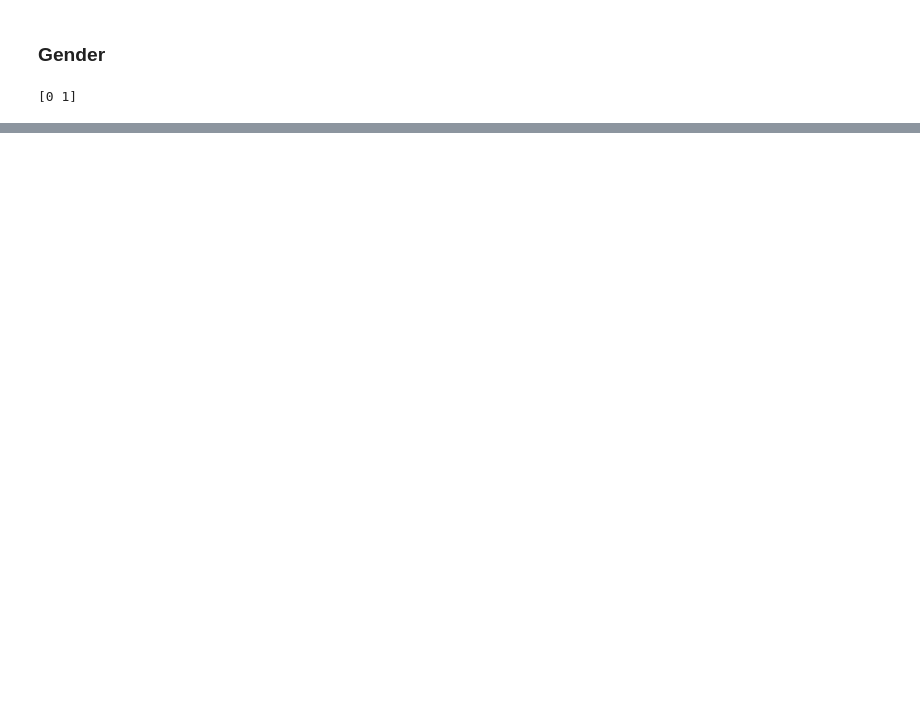
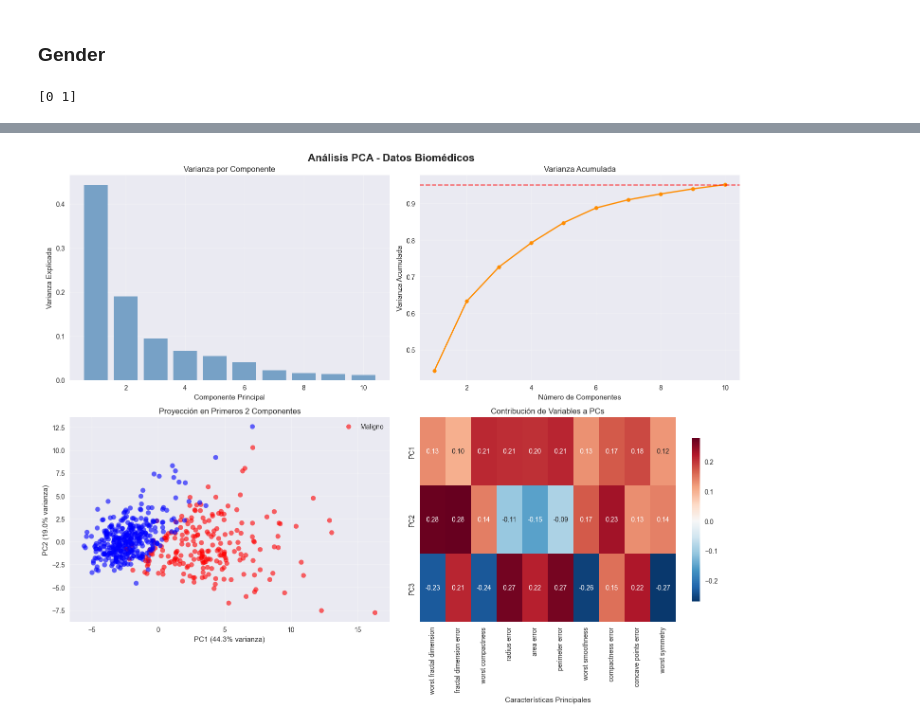
Before and after one commit to Bioestadistica-2025-2/Proyecto-Final, a Jupyter notebook: Proyecto_Final.ipynb, the cells around one changed output, grey strips where cells are left out. Saved outputs shown, nothing was run; the diff lists cells and outputs as text; code cells hidden in the pictures; blank space fills up the shorter version.

```diff
--- a/Proyecto_Final.ipynb
+++ b/Proyecto_Final.ipynb
@@ -290,0 +370,97 @@ print(df["Gender"].unique())
+# %%
+# Importar librerías necesarias
+import numpy as np
+import pandas as pd
+import matplotlib.pyplot as plt
+import seaborn as sns
+from sklearn.decomposition import PCA
+from sklearn.preprocessing import StandardScaler
+from sklearn.datasets import load_breast_cancer
+
+# Configurar estilo de gráficos
+plt.style.use('seaborn-v0_8')
+sns.set_palette("husl")
+print("🔬 Análisis PCA para Datos Biomédicos")
+print("="*50)
+
+# 1. CARGAR Y PREPARAR DATOS # Usaremos el dataset de cáncer de mama de Wisconsin (569 muestras, 30 características)
+data = load_breast_cancer()
+X = data.data
+y = data.target
+feature_names = data.feature_names
+target_names = data.target_names
+
+# Crear DataFrame para mejor manejo
+df = pd.DataFrame(X, columns=feature_names)
+df['diagnosis'] = y
+print(f"📊 Dataset: {X.shape[0]} muestras, {X.shape[1]} características")
+print(f"📈 Características: {', '.join(feature_names[:5])}...")
+print(f"🎯 Clases: {target_names}")
+
+# 2. NORMALIZACIÓN DE DATOS
+# PCA es sensible a la escala, por eso normalizamos
+scaler = StandardScaler()
+X_scaled = scaler.fit_transform(X)
+print("\n🔧 Datos normalizados (media=0, std=1)")
+print(f"Media después de normalización: {np.mean(X_scaled):.6f}")
+print(f"Desviación estándar: {np.std(X_scaled):.6f}")
+
+# 3. APLICAR PCA
+# Inicializar PCA para conservar 95% de la varianza
+pca = PCA(n_components=0.95)
+# Mantener 95% de varianza explicada
+
+X_pca = pca.fit_transform(X_scaled)
+print(f"\n🧮 PCA Resultados:")
+print(f"Componentes necesarios para 95% varianza: {pca.n_components_}")
+print(f"Reducción dimensional: {X.shape[1]} → {X_pca.shape[1]}")
+print(f"Varianza explicada total: {pca.explained_variance_ratio_.sum():.3f}")
+
+# 4. ANÁLISIS DE COMPONENTES PRINCIPALES
+# Varianza explicada por cada componente
+
+explained_var = pca.explained_variance_ratio_
+cumulative_var = np.cumsum(explained_var)
+# Mostrar primeros 5 componentes
+print(f"\n📊 Varianza explicada por componente:")
+for i in range(min(5, len(explained_var))):
+    print(f"PC{i+1}: {explained_var[i]:.3f} ({explained_var[i]*100:.1f}%)")
+    print(f"\n📈 Varianza acumulada primeros 3 PCs: {cumulative_var[2]:.3f}")
+
+# 5. VISUALIZACIÓN
+# Configurar subplot
+fig, axes = plt.subplots(2, 2, figsize=(15, 12))
+fig.suptitle('Análisis PCA - Datos Biomédicos', fontsize=16, fontweight='bold')
+# 1. Varianza explicada
+axes[0,0].bar(range(1, min(11, len(explained_var)+1)), explained_var[:min(10, len(explained_var))], alpha=0.7, color='steelblue')
+axes[0,0].set_xlabel('Componente Principal')
+axes[0,0].set_ylabel('Varianza Explicada')
+axes[0,0].set_title('Varianza por Componente')
+axes[0,0].grid(True, alpha=0.3)
+# 2. Varianza acumulada
+axes[0,1].plot(range(1, len(cumulative_var)+1), cumulative_var, 'o-', color='darkorange', linewidth=2, markersize=6)
+axes[0,1].axhline(y=0.95, color='red', linestyle='--', alpha=0.7)
+axes[0,1].set_xlabel('Número de Componentes')
+axes[0,1].set_ylabel('Varianza Acumulada')
+axes[0,1].set_title('Varianza Acumulada')
+axes[0,1].grid(True, alpha=0.3)
+# 3. Proyección 2D (PC1 vs PC2)
+colors = ['red' if label == 0 else 'blue' for label in y]
+axes[1,0].scatter(X_pca[:, 0], X_pca[:, 1], c=colors, alpha=0.6, s=50)
+axes[1,0].set_xlabel(f'PC1 ({explained_var[0]:.1%} varianza)')
+axes[1,0].set_ylabel(f'PC2 ({explained_var[1]:.1%} varianza)')
+axes[1,0].set_title('Proyección en Primeros 2 Componentes')
+axes[1,0].legend(['Maligno', 'Benigno'])
+axes[1,0].grid(True, alpha=0.3)
+# 4. Heatmap de componentes principales
+# Mostrar contribution de variables originales a primeros 3 PCs
+components_df = pd.DataFrame( pca.components_[:3], columns=feature_names, index=['PC1', 'PC2', 'PC3'] )
+# Seleccionar top 10 características más importantes
+importance = np.abs(components_df).sum(axis=0).sort_values(ascending=False)
+top_features = importance.head(10).index
+sns.heatmap(components_df[top_features], annot=True, fmt='.2f', cmap='RdBu_r', center=0, ax=axes[1,1], cbar_kws={'shrink': 0.8})
+axes[1,1].set_title('Contribución de Variables a PCs')
+axes[1,1].set_xlabel('Características Principales')
+plt.tight_layout()
+plt.show()
+# %% [output]
@@ -290,0 +484 @@ print(df["Gender"].unique())
+[figure, added]
```
Also changed, not shown: parts of 13 cells of this notebook.
